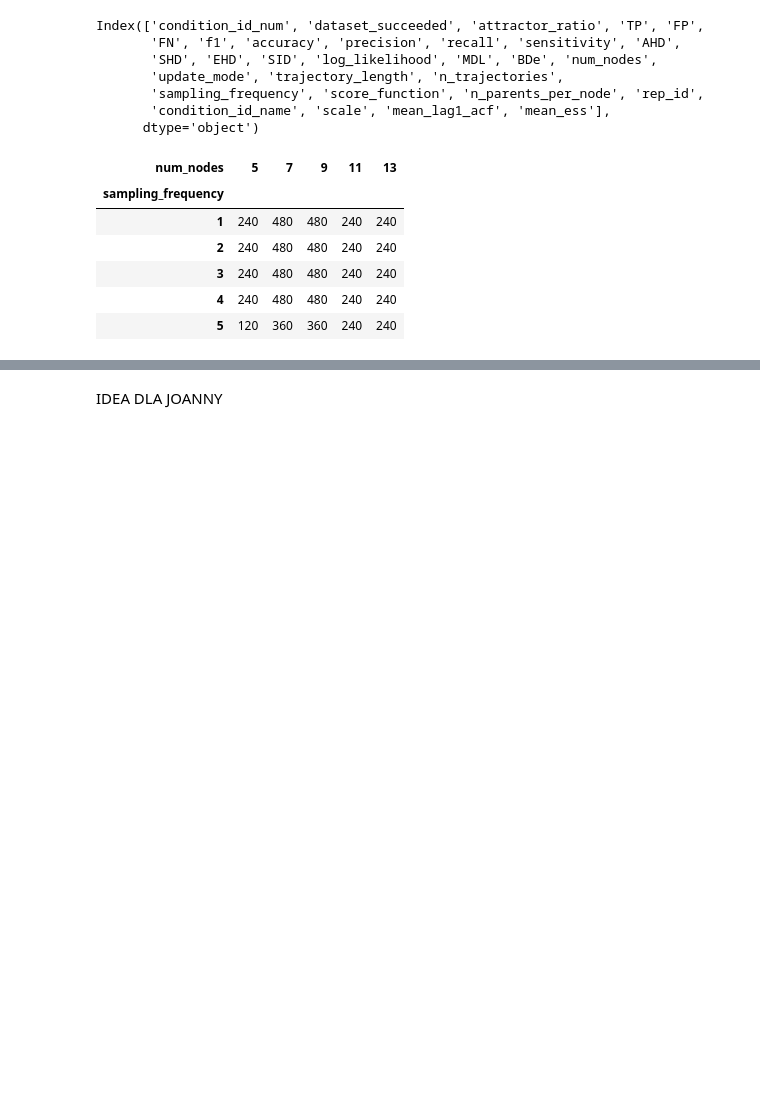
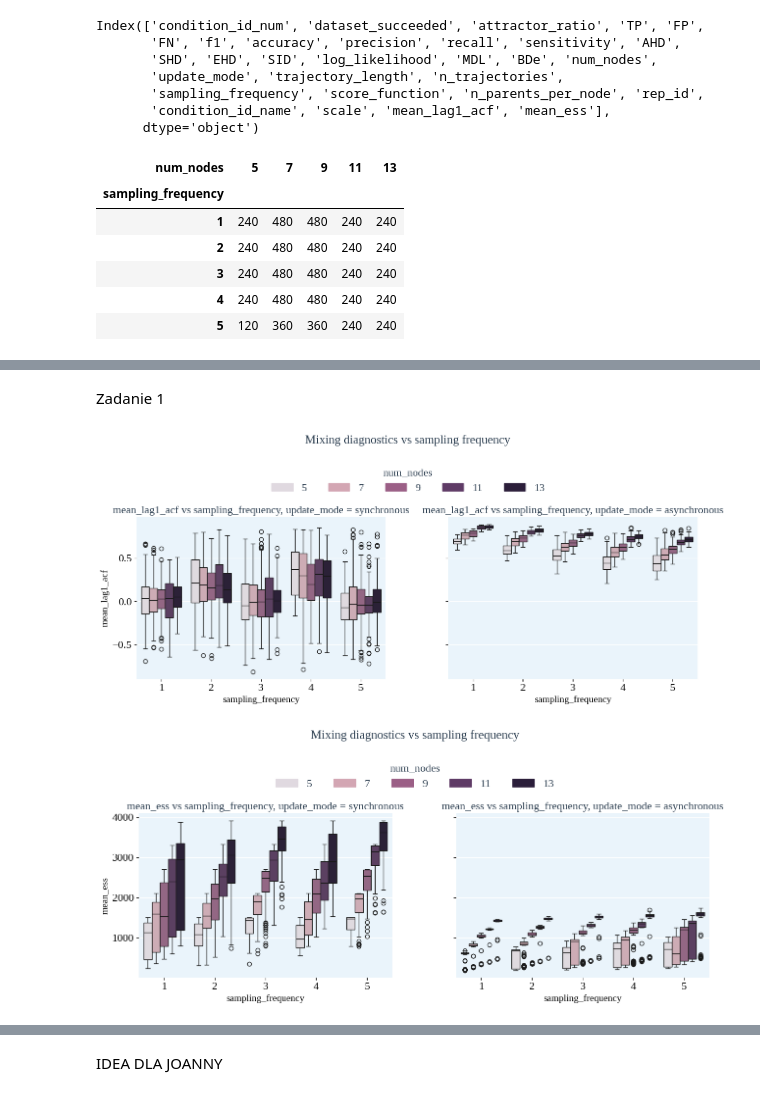
Before and after one commit to maxi7524/SAD2_final_project, a Jupyter notebook: notebooks/raport_max.ipynb, the cells around one changed output, grey strips where cells are left out. Cells and saved outputs as stored; diff of their text form; code cells hidden in the pictures; blank space fills up the shorter version.

```diff
--- a/notebooks/raport_max.ipynb
+++ b/notebooks/raport_max.ipynb
@@ -336,0 +172,25 @@ for update_mode in df_series["update_mode"].unique():
+# %% [markdown]
+Zadanie 1
+# %%
+palette = [
+    "#e0d9e0",  # najmniejsze num_nodes
+    "#d3a6b3",
+    "#9b5f86",
+    "#5f3b66",
+    "#2b1e3a"   # największe num_nodes
+]
+
+plot_grouped_boxplots(
+    df=df_series,
+    group_col=None,                       # ← kluczowe
+    x_col="sampling_frequency",
+    y_cols=["mean_lag1_acf", "mean_ess"],
+    hue_col="num_nodes",
+    hue_palette=palette,
+    facet_col="update_mode",              # ← porównanie sync vs async
+    facet_levels=["synchronous", "asynchronous"],
+    main_title="Mixing diagnostics vs sampling frequency",
+)
+# %% [output]
+[figure, added]
+[figure, added]
```
Also changed, not shown: parts of 22 cells of this notebook, 3 other files.
